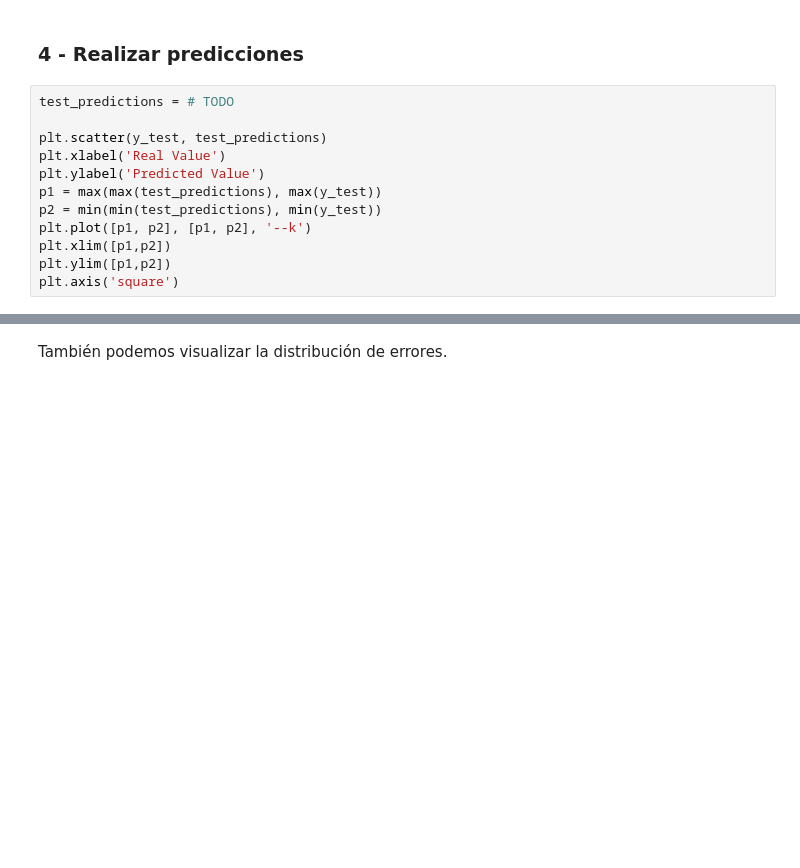
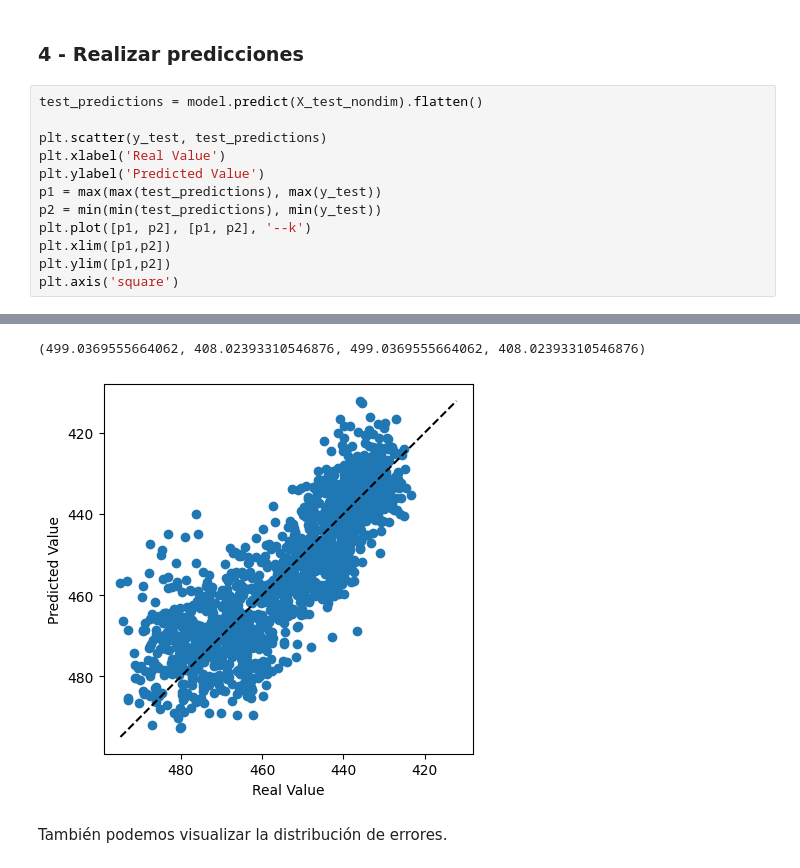
Before and after one commit to vmb37-ua/curso_tensorflow2025, a Jupyter notebook: 01-DNN.ipynb, the cells around one changed output, grey strips where cells are left out. Saved outputs shown, nothing was run; the diff lists cells and outputs as text; blank space fills up the shorter version.

```diff
--- a/01-DNN.ipynb
+++ b/01-DNN.ipynb
@@ -363,7 +368,7 @@ print("MAE en test: {:5.2f} MW".format(mae))
 # %% [markdown]
 ### 4 - Realizar predicciones
 # %%
-test_predictions = # TODO
+test_predictions = model.predict(X_test_nondim).flatten()
 
 plt.scatter(y_test, test_predictions)
 plt.xlabel('Real Value')
@@ -374,3 +379,4 @@ plt.plot([p1, p2], [p1, p2], '--k')
 plt.xlim([p1,p2])
 plt.ylim([p1,p2])
 plt.axis('square')
+# %% [output]
@@ -377,3 +384,5 @@ plt.axis('square')
+(499.0369555664062, 408.02393310546876, 499.0369555664062, 408.02393310546876)
+[figure, added]
 # %% [markdown]
 También podemos visualizar la distribución de errores.
 # %%
```
Also changed, not shown: parts of 3 cells of this notebook.
